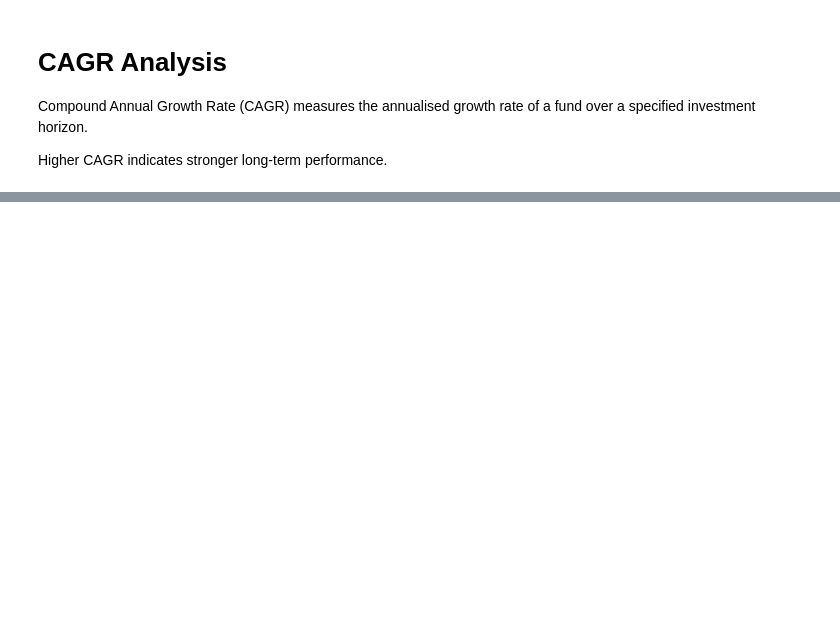
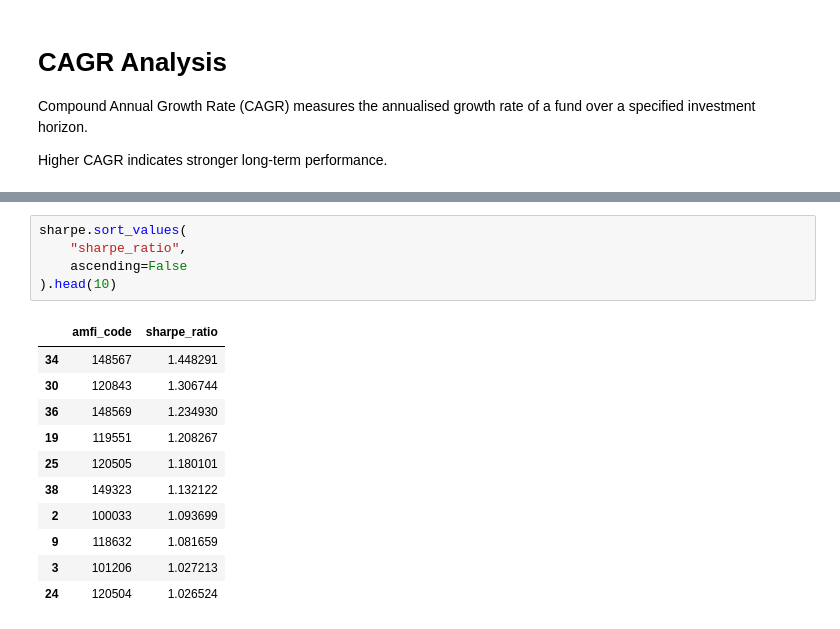
Before and after one commit to AN-ai-del/fintech-project, a Jupyter notebook: notebooks/Performance_Analytics.ipynb, the cells around one changed output, grey strips where cells are left out. Drawn from its saved outputs; the diff is of its cells as text; blank space fills up the shorter version.

```diff
--- a/notebooks/Performance_Analytics.ipynb
+++ b/notebooks/Performance_Analytics.ipynb
@@ -55,0 +94,17 @@ Higher CAGR indicates stronger long-term performance.
+# %%
+sharpe.sort_values(
+    "sharpe_ratio",
+    ascending=False
+).head(10)
+# %% [output]
+|  | amfi_code | sharpe_ratio |
+| 34 | 148567 | 1.448291 |
+| 30 | 120843 | 1.306744 |
+| 36 | 148569 | 1.234930 |
+| 19 | 119551 | 1.208267 |
+| 25 | 120505 | 1.180101 |
+| 38 | 149323 | 1.132122 |
+| 2 | 100033 | 1.093699 |
+| 9 | 118632 | 1.081659 |
+| 3 | 101206 | 1.027213 |
+| 24 | 120504 | 1.026524 |
```
Also changed, not shown: parts of 15 cells of this notebook.
